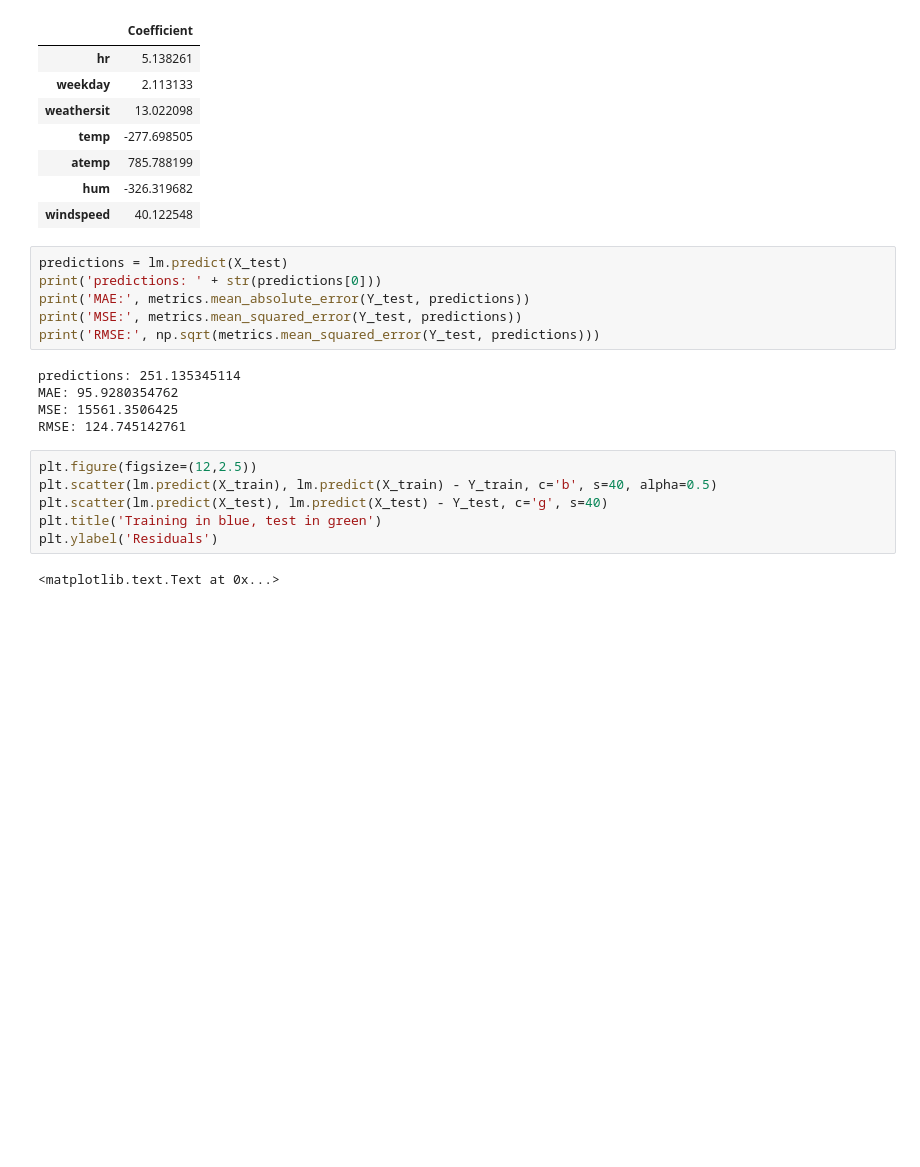
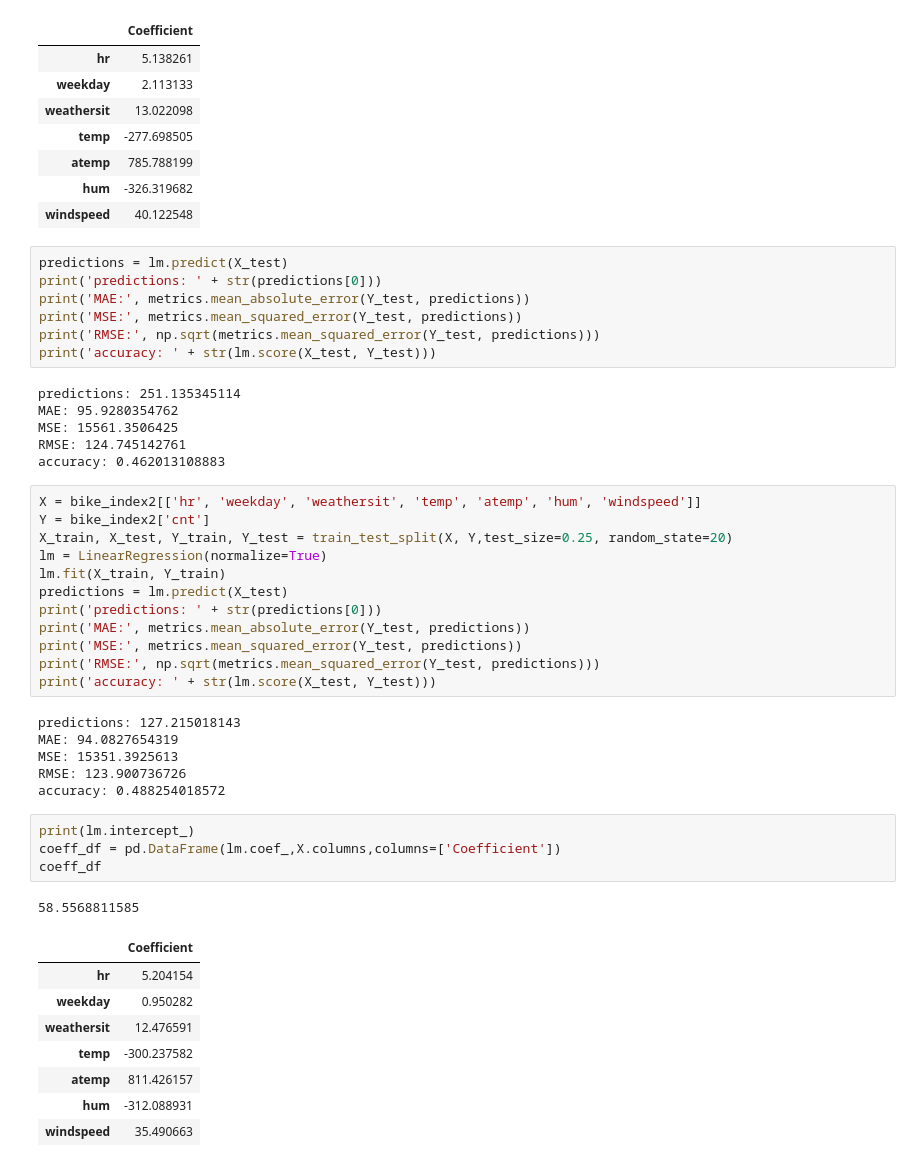
Before and after one commit to ardydedase/bike-sharing-analysis, a Jupyter notebook: MachineLearningCA.ipynb, the cells around one changed output. Saved outputs shown, nothing was run; the diff lists cells and outputs as text; blank space fills up the shorter version.

Commit message:
improve accuracy

```diff
--- a/MachineLearningCA.ipynb
+++ b/MachineLearningCA.ipynb
@@ -222,16 +222,42 @@ print('predictions: ' + str(predictions[0]))
 print('MAE:', metrics.mean_absolute_error(Y_test, predictions))
 print('MSE:', metrics.mean_squared_error(Y_test, predictions))
 print('RMSE:', np.sqrt(metrics.mean_squared_error(Y_test, predictions)))
+print('accuracy: ' + str(lm.score(X_test, Y_test)))
 # %% [output]
 predictions: 251.135345114
 MAE: 95.9280354762
 MSE: 15561.3506425
 RMSE: 124.745142761
+accuracy: 0.462013108883
-# %%
-plt.figure(figsize=(12,2.5))
-plt.scatter(lm.predict(X_train), lm.predict(X_train) - Y_train, c='b', s=40, alpha=0.5)
-plt.scatter(lm.predict(X_test), lm.predict(X_test) - Y_test, c='g', s=40)
-plt.title('Training in blue, test in green')
-plt.ylabel('Residuals')
-# %% [output]
-<matplotlib.text.Text at 0x...>
+# %%
+X = bike_index2[['hr', 'weekday', 'weathersit', 'temp', 'atemp', 'hum', 'windspeed']]
+Y = bike_index2['cnt']
+X_train, X_test, Y_train, Y_test = train_test_split(X, Y,test_size=0.25, random_state=20)
+lm = LinearRegression(normalize=True)
+lm.fit(X_train, Y_train)
+predictions = lm.predict(X_test)
+print('predictions: ' + str(predictions[0]))
+print('MAE:', metrics.mean_absolute_error(Y_test, predictions))
+print('MSE:', metrics.mean_squared_error(Y_test, predictions))
+print('RMSE:', np.sqrt(metrics.mean_squared_error(Y_test, predictions)))
+print('accuracy: ' + str(lm.score(X_test, Y_test)))
+# %% [output]
+predictions: 127.215018143
+MAE: 94.0827654319
+MSE: 15351.3925613
+RMSE: 123.900736726
+accuracy: 0.488254018572
+# %%
+print(lm.intercept_)
+coeff_df = pd.DataFrame(lm.coef_,X.columns,columns=['Coefficient'])
+coeff_df
+# %% [output]
+58.5568811585
+|  | Coefficient |
+| hr | 5.204154 |
+| weekday | 0.950282 |
+| weathersit | 12.476591 |
+| temp | -300.237582 |
+| atemp | 811.426157 |
+| hum | -312.088931 |
+| windspeed | 35.490663 |
```
Also changed, not shown: parts of 5 cells of this notebook.
